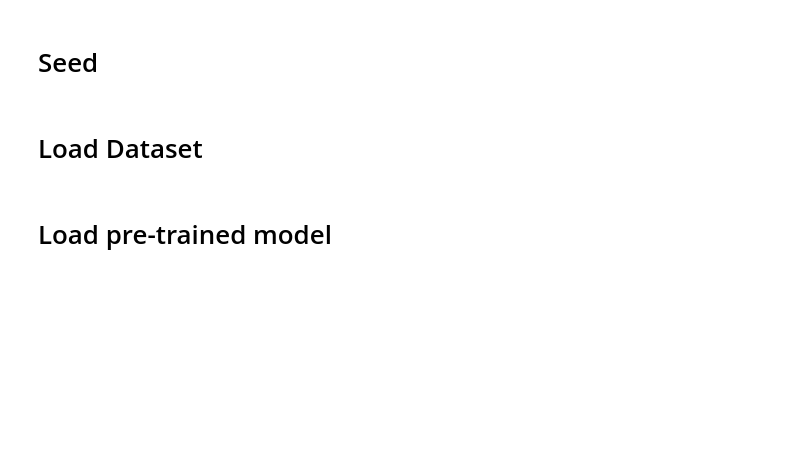
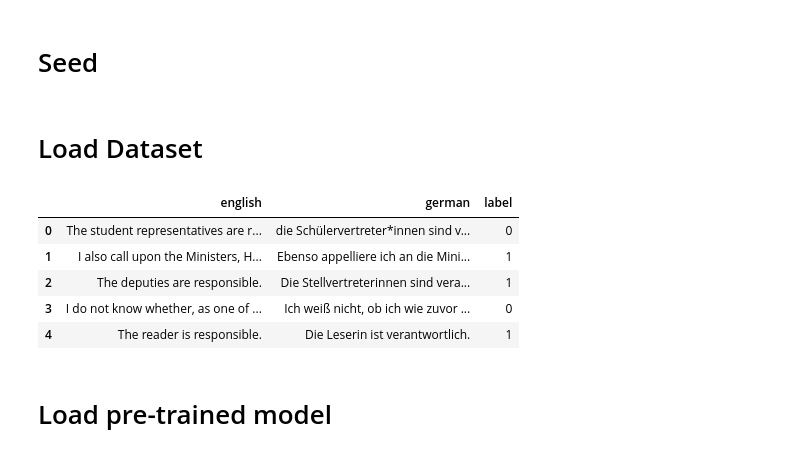
Before and after one commit to phmkhali/bias-detector-en-de, a Jupyter notebook: fine-tuning.ipynb, the cells around one changed output. Saved outputs shown, nothing was run; the diff lists cells and outputs as text; code cells hidden in the pictures; blank space fills up the shorter version.

```diff
--- a/fine-tuning.ipynb
+++ b/fine-tuning.ipynb
@@ -44,8 +46,15 @@ def set_seed(seed):
 # %% [markdown]
 # Load Dataset
 # %%
-df = pd.read_csv("datasets/dataset_l.csv")
+df = pd.read_csv("datasets/dataset.csv")
 df.head(5)
+# %% [output]
+|  | english | german | label |
+| 0 | The student representatives are r... | die Schülervertreter*innen sind v... | 0 |
+| 1 | I also call upon the Ministers, H... | Ebenso appelliere ich an die Mini... | 1 |
+| 2 | The deputies are responsible. | Die Stellvertreterinnen sind vera... | 1 |
+| 3 | I do not know whether, as one of ... | Ich weiß nicht, ob ich wie zuvor ... | 0 |
+| 4 | The reader is responsible. | Die Leserin ist verantwortlich. | 1 |
 # %% [markdown]
 # Load pre-trained model
 # %%
```
Also changed, not shown: parts of 6 cells of this notebook, 3 other files.
